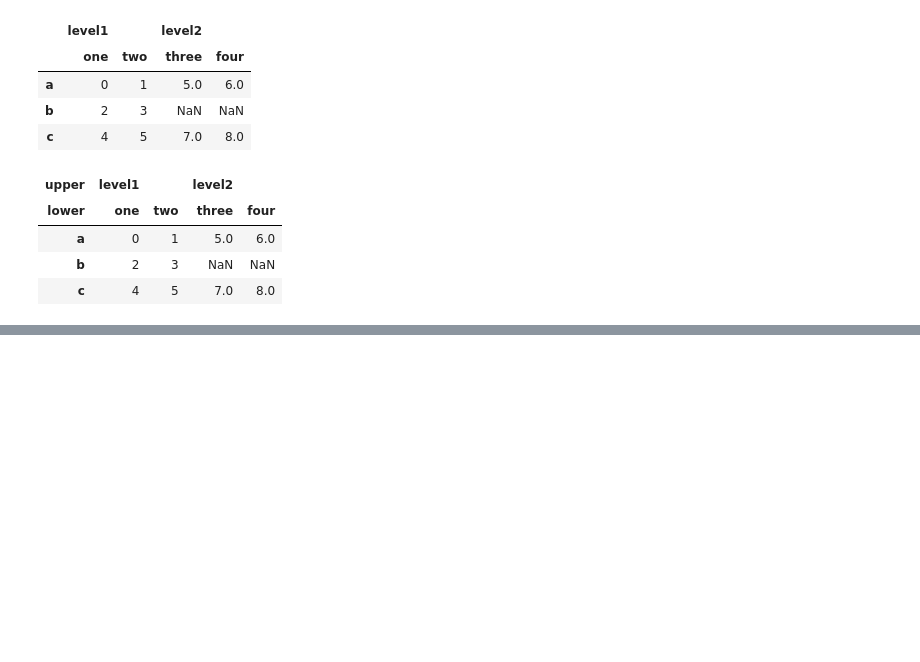
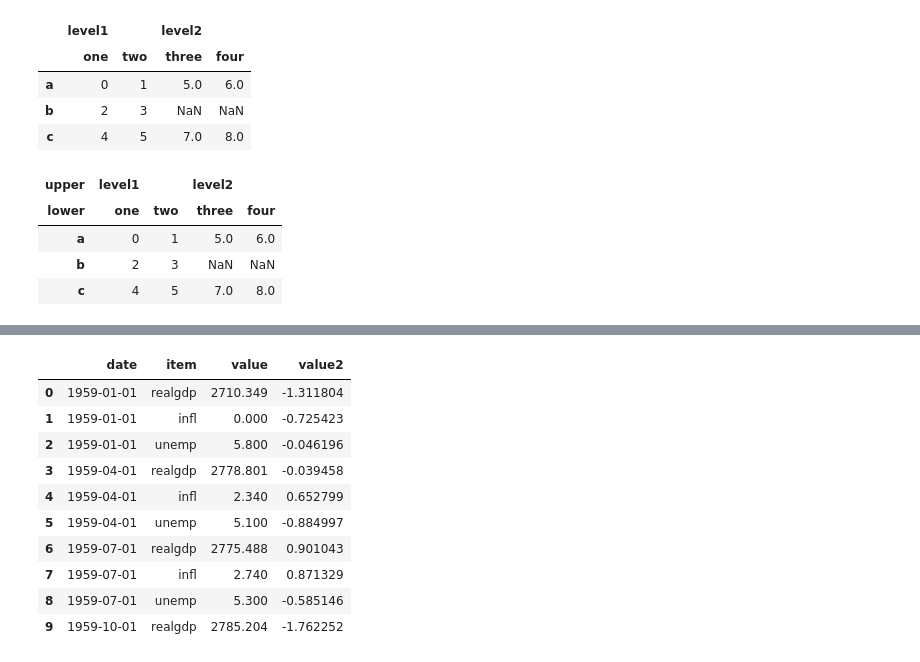
Before and after one commit to chadallison/p4da, a Jupyter notebook: ch8.ipynb, the cells around one changed output, grey strips where cells are left out. Drawn from its saved outputs; the diff is of its cells as text; code cells hidden in the pictures; blank space fills up the shorter version.

```diff
--- a/ch8.ipynb
+++ b/ch8.ipynb
@@ -650,0 +789,6 @@ pd.concat([df1, df2], ignore_index = True)
+# %%
+periods = pd.PeriodIndex(year = data.pop("year"),
+                         quarter = data.pop("quarter"),
+                         name = "date")
+
+periods
@@ -650,0 +854,15 @@ pd.concat([df1, df2], ignore_index = True)
+# %%
+long_data["value2"] = np.random.standard_normal(len(long_data))
+long_data[:10]
+# %% [output]
+|  | date | item | value | value2 |
+| 0 | 1959-01-01 | realgdp | 2710.349 | -1.311804 |
+| 1 | 1959-01-01 | infl | 0.000 | -0.725423 |
+| 2 | 1959-01-01 | unemp | 5.800 | -0.046196 |
+| 3 | 1959-04-01 | realgdp | 2778.801 | -0.039458 |
+| 4 | 1959-04-01 | infl | 2.340 | 0.652799 |
+| 5 | 1959-04-01 | unemp | 5.100 | -0.884997 |
+| 6 | 1959-07-01 | realgdp | 2775.488 | 0.901043 |
+| 7 | 1959-07-01 | infl | 2.740 | 0.871329 |
+| 8 | 1959-07-01 | unemp | 5.300 | -0.585146 |
+| 9 | 1959-10-01 | realgdp | 2785.204 | -1.762252 |
```
Also changed, not shown: parts of 34 cells of this notebook.
